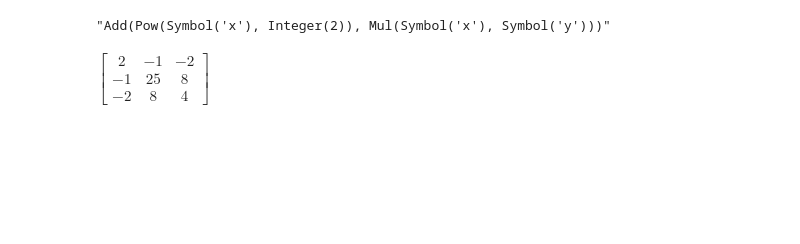
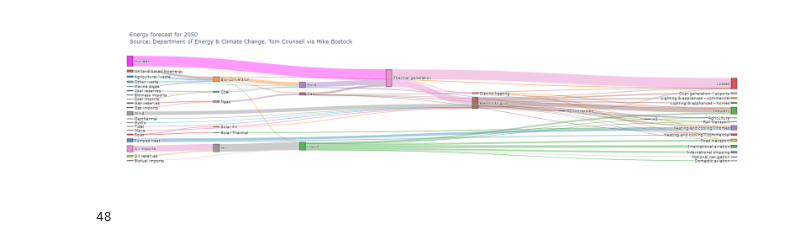
Before and after one commit to richieBao/Urban-Spatial-Data-Analysis_python, a Jupyter notebook: notebook/BaiduMapPOIcollection_ipynb/temp.ipynb, the cells around one changed output. Drawn from its saved outputs; the diff is of its cells as text; code cells hidden in the pictures; blank space fills up the shorter version.

```diff
--- a/notebook/BaiduMapPOIcollection_ipynb/temp.ipynb
+++ b/notebook/BaiduMapPOIcollection_ipynb/temp.ipynb
@@ -1,18 +1,44 @@
-# %%
-import sympy
-from sympy import *
-init_printing(use_unicode=True)
-
-x,y,z=symbols('x y z')
-a,b=symbols('a b',real=True)
-k,m,n=symbols('k m n')
-
-expr=x**2+x*y
-srepr(expr)
-# %% [output]
-"Add(Pow(Symbol('x'), Integer(2)), Mul(Symbol('x'), Symbol('y')))"
-# %%
-a=Matrix([[1, -1], [3, 4], [0, 2]])
-a*a.T
-# %% [output]
-$\displaystyle \left[\begin{matrix}2 & -1 & -2\\-1 & 25 & 8\\-2 & 8 & 4\end{matrix}\right]$
+# %%
+import plotly.graph_objects as go
+import urllib, json
+
+url = 'https://raw.githubusercontent.com/plotly/plotly.js/master/test/image/mocks/sankey_energy.json'
+response = urllib.request.urlopen(url)
+data = json.loads(response.read())
+
+# override gray link colors with 'source' colors
+opacity = 0.4
+# change 'magenta' to its 'rgba' value to add opacity
+data['data'][0]['node']['color'] = ['rgba(255,0,255, 0.8)' if color == "magenta" else color for color in data['data'][0]['node']['color']]
+data['data'][0]['link']['color'] = [data['data'][0]['node']['color'][src].replace("0.8", str(opacity))
+                                    for src in data['data'][0]['link']['source']]
+
+fig = go.Figure(data=[go.Sankey(
+    valueformat = ".0f",
+    valuesuffix = "TWh",
+    # Define nodes
+    node = dict(
+      pad = 15,
+      thickness = 15,
+      line = dict(color = "black", width = 0.5),
+      label =  data['data'][0]['node']['label'],
+      color =  data['data'][0]['node']['color']
+    ),
+    # Add links
+    link = dict(
+      source =  data['data'][0]['link']['source'],
+      target =  data['data'][0]['link']['target'],
+      value =  data['data'][0]['link']['value'],
+      label =  data['data'][0]['link']['label'],
+      color =  data['data'][0]['link']['color']
+))])
+
+fig.update_layout(title_text="Energy forecast for 2050<br>Source: Department of Energy & Climate Change, Tom Counsell via <a href='https://bost.ocks.org/mike/sankey/'>Mike Bostock</a>",
+                  font_size=10)
+fig.show()
+# %% [output]
+[figure, added]
+# %%
+len(data['data'][0]['node']['color'])
+# %% [output]
+48
```
Also changed, not shown: 1 other file.
